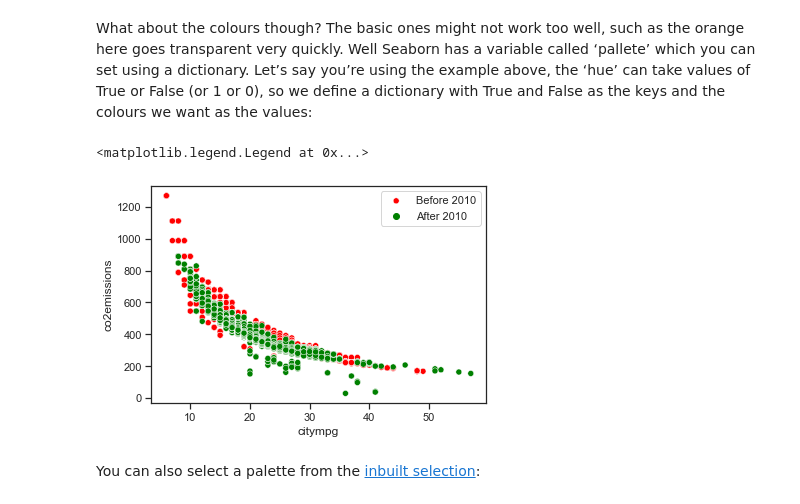
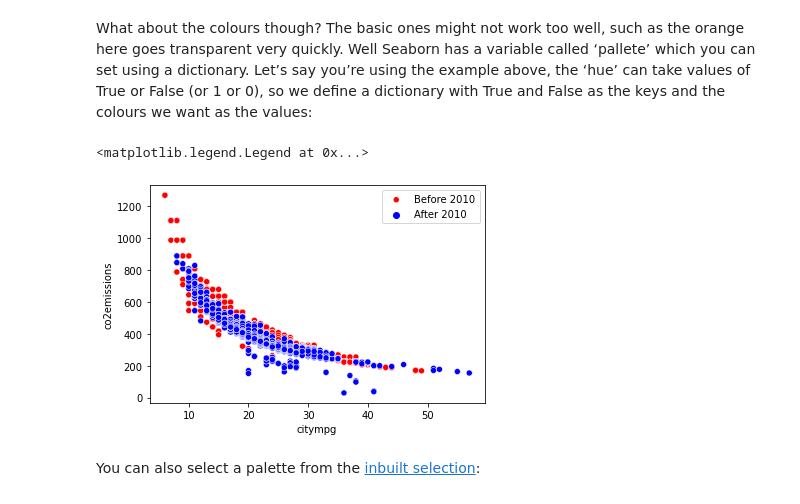
Before and after one commit to Aidan23Smith/Starting-with-Python, a Jupyter notebook: Python Basics.ipynb, the cells around one changed output. Cells and saved outputs as stored; diff of their text form; code cells hidden in the pictures.

```diff
--- a/Python Basics.ipynb
+++ b/Python Basics.ipynb
@@ -1775,12 +1775,12 @@ plt.legend(labels = ['Before 2010', 'After 2010'])
 # %% [markdown]
 What about the colours though? The basic ones might not work too well, such as the orange here goes transparent very quickly. Well Seaborn has a variable called ‘pallete’ which you can set using a dictionary. Let’s say you’re using the example above, the ‘hue’ can take values of True or False (or 1 or 0), so we define a dictionary with True and False as the keys and the colours we want as the values:
 # %%
-colour = {True: 'red', False: 'green'}
+colour = {True: 'red', False: 'blue'}
 sns.scatterplot(x = 'citympg', y = 'co2emissions', data = vehicles, hue = vehicles.year<2010, palette = colour)
 plt.legend(labels = ['Before 2010', 'After 2010'])
 # %% [output]
 <matplotlib.legend.Legend at 0x...>
-[figure, old version]
+[figure, new version]
 # %% [markdown]
 You can also select a palette from the [inbuilt selection](https://seaborn.pydata.org/tutorial/color_palettes.html):
 # %%
```
Also changed, not shown: parts of 2 cells of this notebook.
